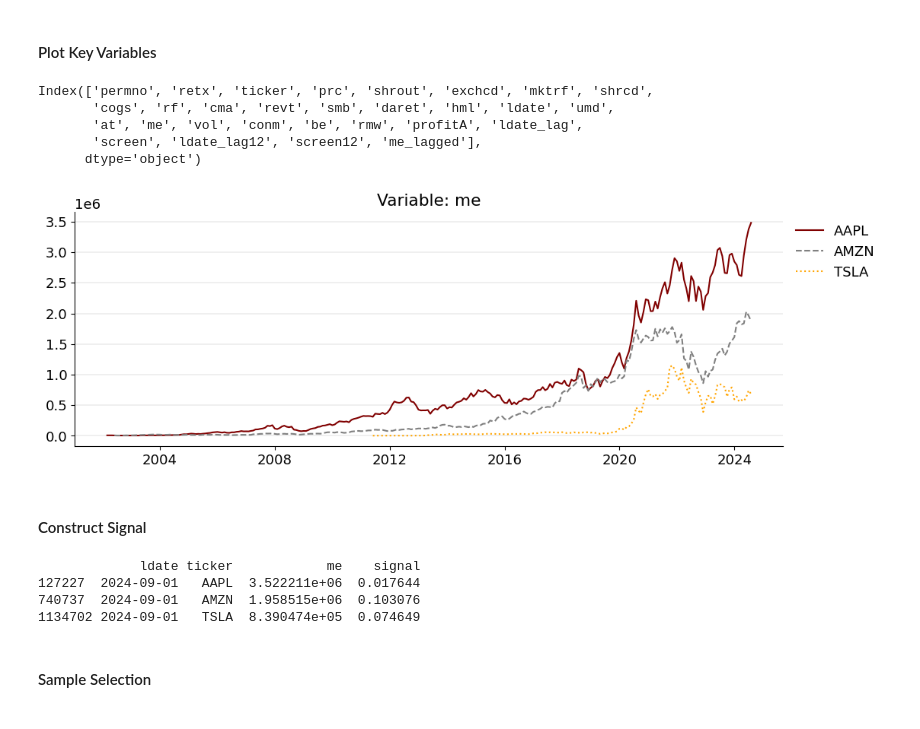
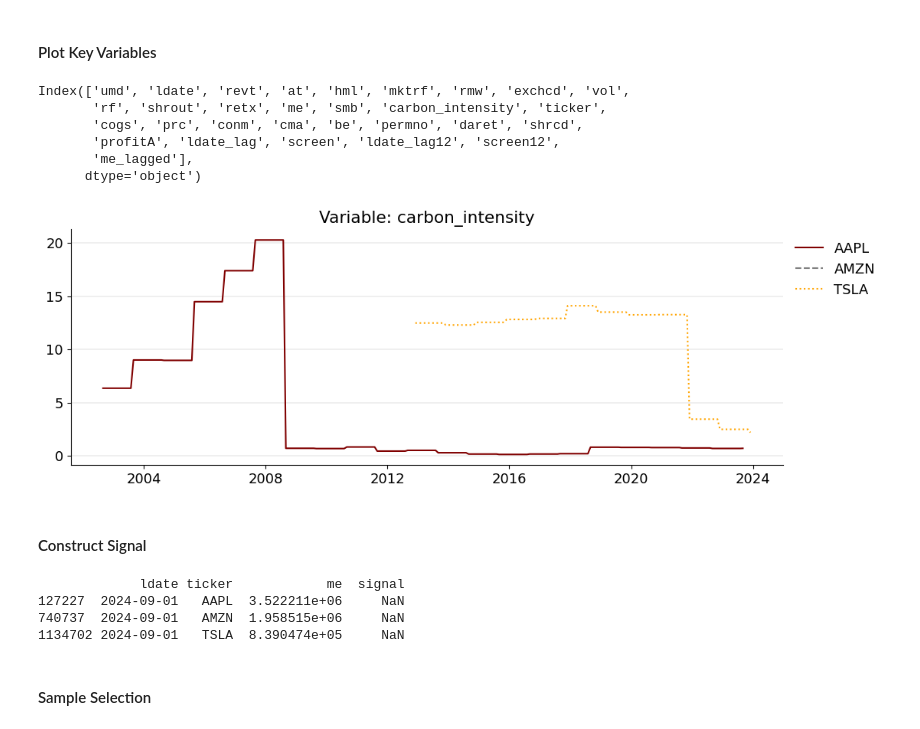
Before and after one commit to ancelik/booth-qpm, a Jupyter notebook: 04 PortfolioCrossSection_size_value.ipynb, the cells around one changed output. Cells and saved outputs as stored; diff of their text form; code cells hidden in the pictures.

```diff
--- a/04 PortfolioCrossSection_size_value.ipynb
+++ b/04 PortfolioCrossSection_size_value.ipynb
@@ -32,12 +32,12 @@ Next, we specify the strategy settings.
 - The next two lines select the sample.
 - The final line selects the number of portfolios. We typically set this to 5 or 10.
 # %%
-_STRATEGY_NAME = 'Value'
+_STRATEGY_NAME = 'ESG'
 _SORT_FREQUENCY = 'June'        # Either "Monthly" or "June"
 
 _REMOVE_MICRO_CAPS = False      # Either "True" or "False"
-_SAMPLE_START = '2001-01-01'    # For ESG data: '2014-01-01'
-_SAMPLE_END = '2007-09-30'
+_SAMPLE_START = '2014-01-01'    # For ESG data: '2014-01-01'
+_SAMPLE_END = '2024-08-31'
 _NUM_PORT = 5
 # %% [markdown]
 ### Step 1. Construct Signal
@@ -105,16 +105,17 @@ if import_data == False:
 # %%
 df_full.columns
 # %% [output]
-Index(['permno', 'retx', 'ticker', 'prc', 'shrout', 'exchcd', 'mktrf', 'shrcd',
-       'cogs', 'rf', 'cma', 'revt', 'smb', 'daret', 'hml', 'ldate', 'umd',
-       'at', 'me', 'vol', 'conm', 'be', 'rmw', 'profitA', 'ldate_lag',
-       'screen', 'ldate_lag12', 'screen12', 'me_lagged'],
+Index(['umd', 'ldate', 'revt', 'at', 'hml', 'mktrf', 'rmw', 'exchcd', 'vol',
+       'rf', 'shrout', 'retx', 'me', 'smb', 'carbon_intensity', 'ticker',
+       'cogs', 'prc', 'conm', 'cma', 'be', 'permno', 'daret', 'shrcd',
+       'profitA', 'ldate_lag', 'screen', 'ldate_lag12', 'screen12',
+       'me_lagged'],
       dtype='object')
 # %%
-qpm.plot_variables(df_full, variable_list = ['me'],  id_type = 'ticker', id_list = ['AAPL', 'AMZN', 'TSLA'],
+qpm.plot_variables(df_full, variable_list = ['carbon_intensity'],  id_type = 'ticker', id_list = ['AAPL', 'AMZN', 'TSLA'],
                      start_date = '1999-01-01', end_date = '2024-08-31')
 # %% [output]
-[figure, old version]
+[figure, new version]
 # %% [markdown]
 #### Construct Signal
 # %%
@@ -126,6 +127,10 @@ elif _STRATEGY_NAME == 'Value':
 
 	df_full['signal'] = df_full['be'] / df_full['me']
 
+elif _STRATEGY_NAME == 'ESG':
+
+	df_full['signal'] = -df_full['carbon_intensity']
+
 else:
 
 	raise Exception('Please provide a valid _STRATEGY_NAME..')
@@ -133,10 +138,10 @@ else:
 df_sum = df_full.sort_values(['ldate','ticker'])
 print(df_sum[['ldate','ticker','me','signal']].loc[df_sum['ticker'].isin(['AAPL', 'AMZN', 'TSLA'])].tail(3))
 # %% [output]
-             ldate ticker            me    signal
-127227  2024-09-01   AAPL  3.522211e+06  0.017644
-740737  2024-09-01   AMZN  1.958515e+06  0.103076
-1134702 2024-09-01   TSLA  8.390474e+05  0.074649
+             ldate ticker            me  signal
+127227  2024-09-01   AAPL  3.522211e+06     NaN
+740737  2024-09-01   AMZN  1.958515e+06     NaN
+1134702 2024-09-01   TSLA  8.390474e+05     NaN
 # %% [markdown]
 #### Sample Selection
 # %%
```
Also changed, not shown: parts of 7 cells of this notebook.
